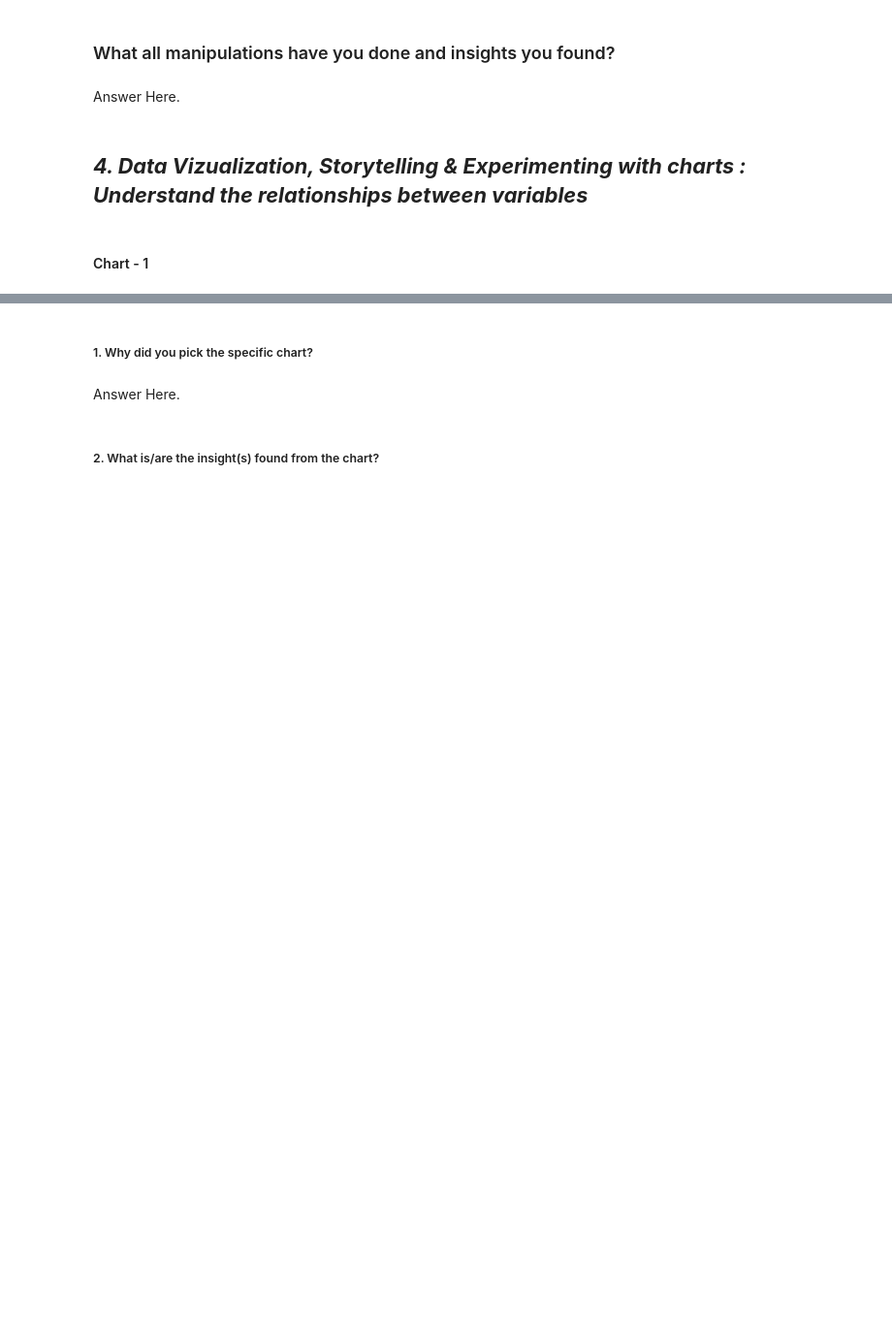
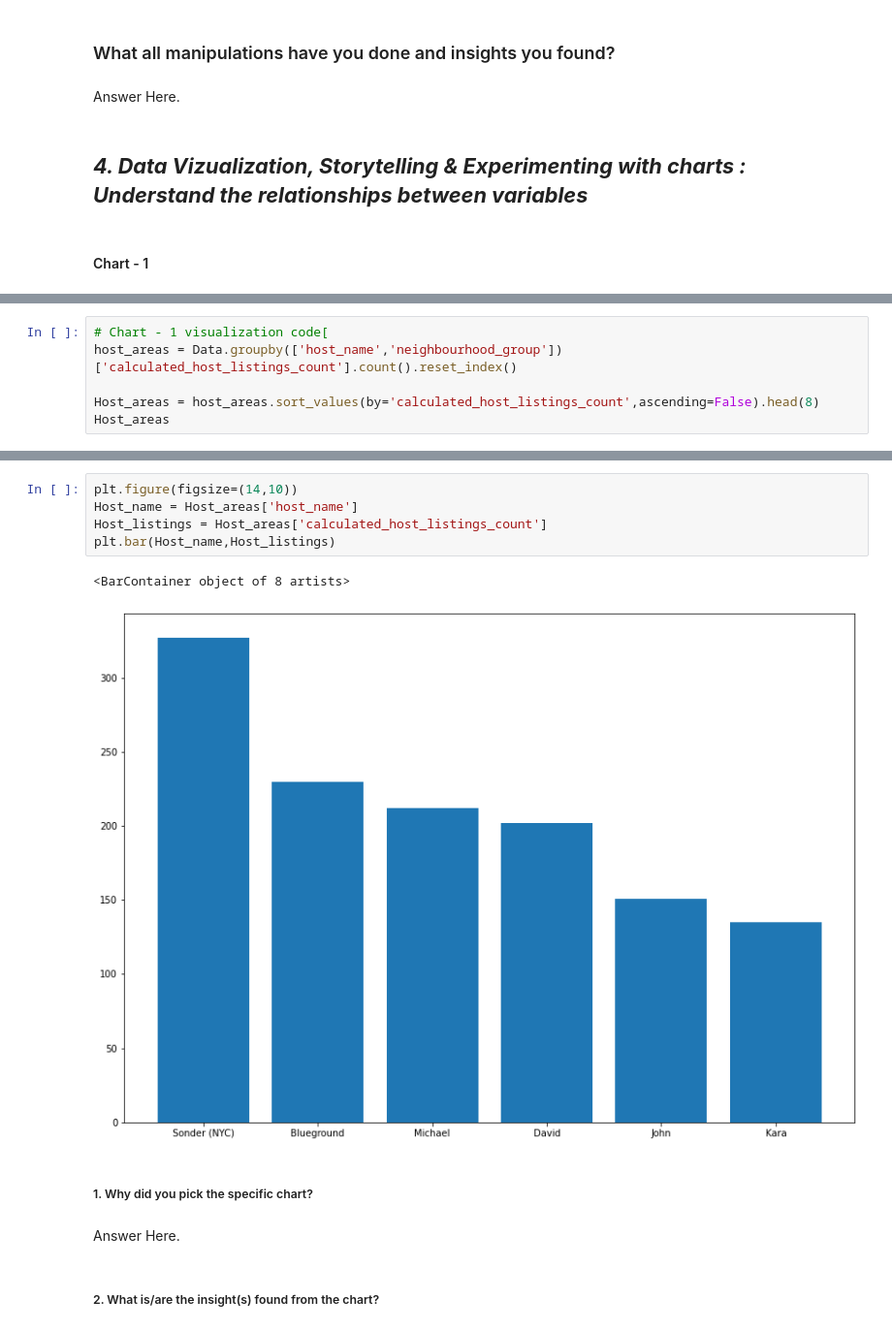
Before and after one commit to HemantSingh108/Airbnb_booking_analysis, a Jupyter notebook: Airbnb_Bookings_Analysis_Capstone_Project.ipynb, the cells around one changed output, grey strips where cells are left out. Shown at 97% size. Saved outputs shown, nothing was run; the diff lists cells and outputs as text; blank space fills up the shorter version.

```diff
--- a/Airbnb_Bookings_Analysis_Capstone_Project.ipynb
+++ b/Airbnb_Bookings_Analysis_Capstone_Project.ipynb
@@ -228,0 +228,6 @@ Answer Here.
+# %%
+# Chart - 1 visualization code[
+host_areas = Data.groupby(['host_name','neighbourhood_group'])['calculated_host_listings_count'].count().reset_index()
+
+Host_areas = host_areas.sort_values(by='calculated_host_listings_count',ascending=False).head(8)
+Host_areas
@@ -229,3 +244,11 @@ Answer Here.
+# %%
+plt.figure(figsize=(14,10))
+Host_name = Host_areas['host_name']
+Host_listings = Host_areas['calculated_host_listings_count']
+plt.bar(Host_name,Host_listings)
+# %% [output]
+<BarContainer object of 8 artists>
+[figure, added]
 # %% [markdown]
 ##### 1. Why did you pick the specific chart?
 # %% [markdown]
```
Also changed, not shown: parts of 4 cells of this notebook.
